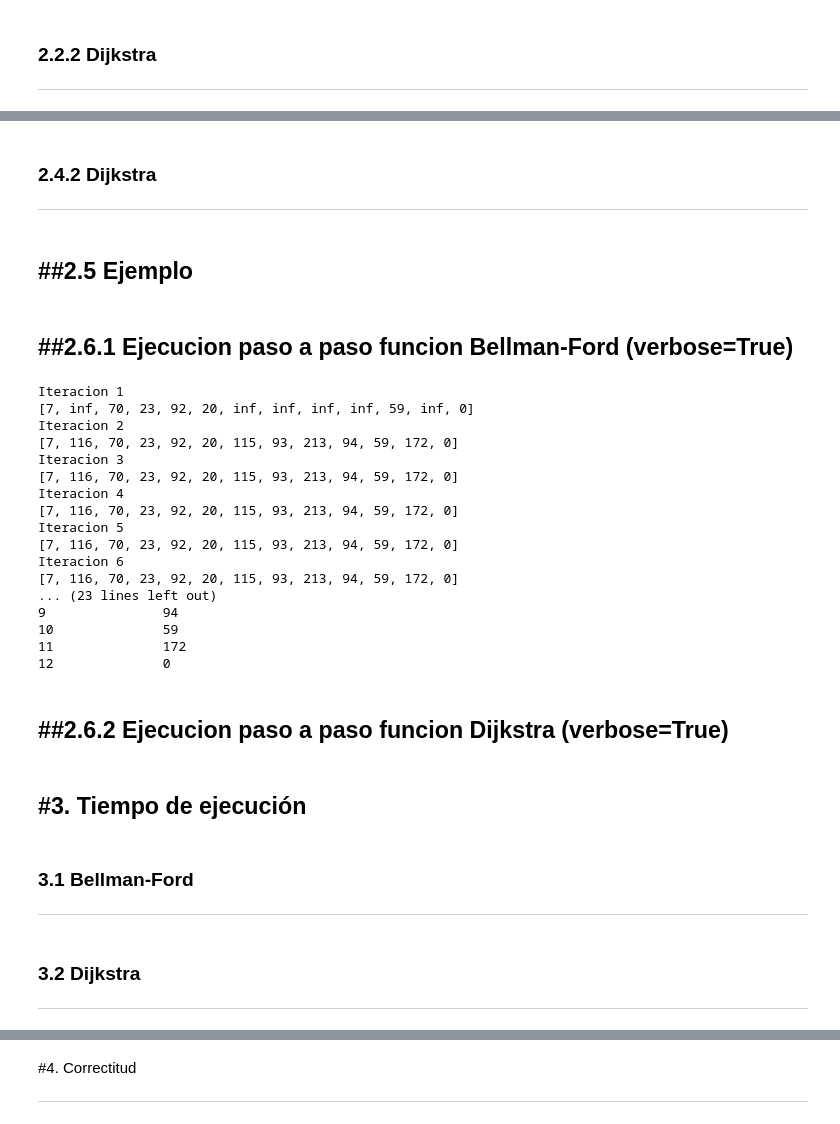
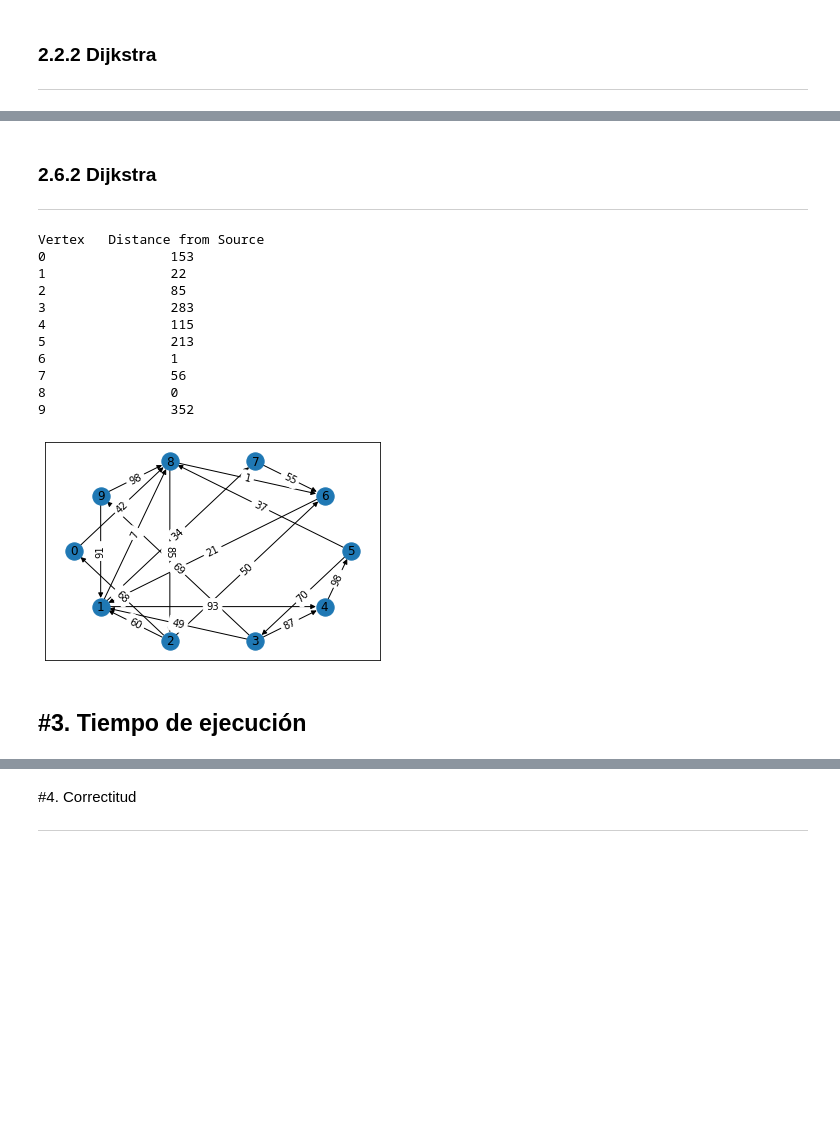
Before and after one commit to AntoniaAcevedo/ADA-Informe, a Jupyter notebook: Informe11_ADA.ipynb, the cells around one changed output, grey strips where cells are left out. Drawn from its saved outputs; the diff is of its cells as text; code cells hidden in the pictures; blank space fills up the shorter version.

```diff
--- a/Informe11_ADA.ipynb
+++ b/Informe11_ADA.ipynb
@@ -301,46 +438,29 @@ def graph_to_nxdigraph(graph: list, n: int):
 # %% [markdown]
-### 2.4.2 Dijkstra
+### 2.6.2 Dijkstra
 ---
-# %% [markdown]
-##2.5 Ejemplo
----
-# %% [markdown]
-##2.6.1 Ejecucion paso a paso funcion Bellman-Ford (verbose=True)
----
 # %%
-list_g,raiz = instance_entero(13)
-grafo = Graph(13)
+list_g,raiz = instance_pos(10)
+m= matriz(list_g,10)
+grafo = Graph_D(10)
+
 for (u,v,peso) in list_g:
   grafo.addEdge(u,v,peso)
 
-grafo.BellmanFord(raiz,True)
+grafo.graph= m
+grafo.dijkstra(raiz,False,True)
 # %% [output]
-Iteracion 1
-[7, inf, 70, 23, 92, 20, inf, inf, inf, inf, 59, inf, 0]
-Iteracion 2
-[7, 116, 70, 23, 92, 20, 115, 93, 213, 94, 59, 172, 0]
-Iteracion 3
-[7, 116, 70, 23, 92, 20, 115, 93, 213, 94, 59, 172, 0]
-Iteracion 4
-[7, 116, 70, 23, 92, 20, 115, 93, 213, 94, 59, 172, 0]
-Iteracion 5
-[7, 116, 70, 23, 92, 20, 115, 93, 213, 94, 59, 172, 0]
-Iteracion 6
-[7, 116, 70, 23, 92, 20, 115, 93, 213, 94, 59, 172, 0]
-... (23 lines left out)
-9               94
-10              59
-11              172
-12              0
+Vertex   Distance from Source
+0                153
+1                22
+2                85
+3                283
+4                115
+5                213
+6                1
+7                56
+8                0
+9                352
+[figure, added]
-# %% [markdown]
-##2.6.2 Ejecucion paso a paso funcion Dijkstra (verbose=True)
----
 # %% [markdown]
 #3. Tiempo de ejecución
 ---
-# %% [markdown]
-### 3.1 Bellman-Ford
----
-# %% [markdown]
-### 3.2 Dijkstra
----
```
Also changed, not shown: parts of 33 cells of this notebook.
